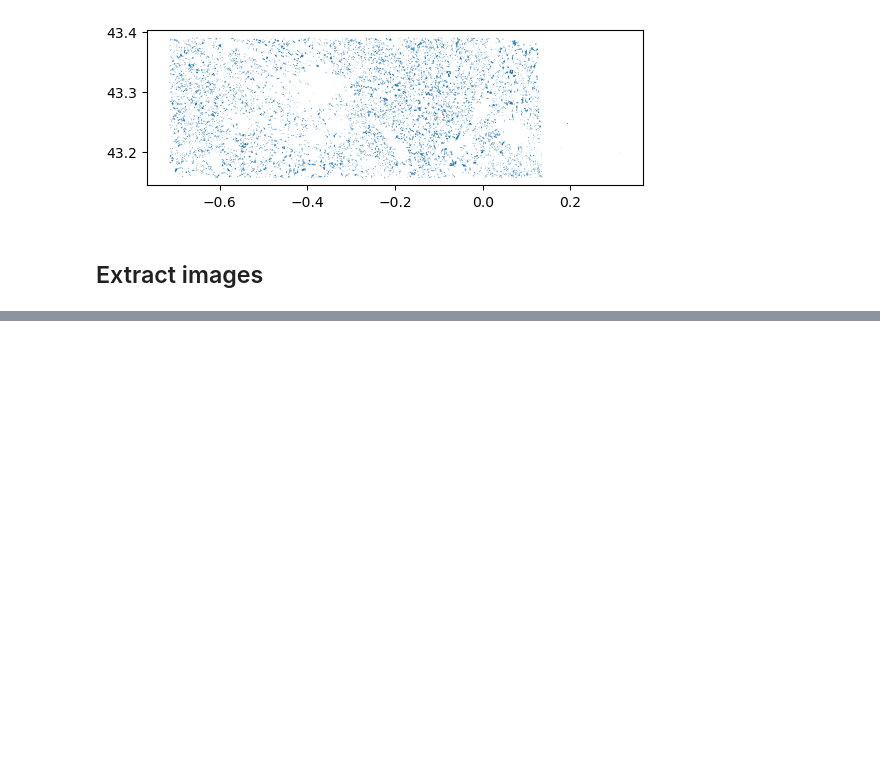
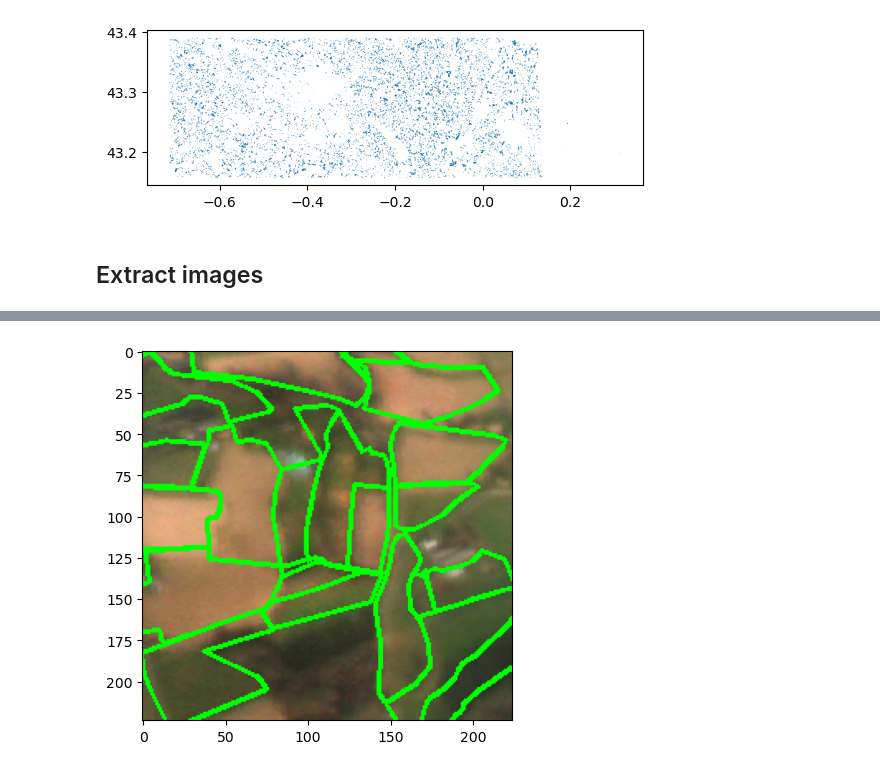
Before and after one commit to kerner-lab/slice, a Jupyter notebook: data/data.ipynb, the cells around one changed output, grey strips where cells are left out. Drawn from its saved outputs; the diff is of its cells as text; code cells hidden in the pictures; blank space fills up the shorter version.

Commit message:
0.0.5 (feature)
Added the dataset creating and viz code in data.ipynb.

```diff
--- a/data/data.ipynb
+++ b/data/data.ipynb
@@ -195,5 +188,0 @@ plt.imshow(image/np.max(image))
-# %%
-min_lon = min(ex.features.feature['longitude'].float_list.value)
-max_lon = max(ex.features.feature['longitude'].float_list.value)
-min_lat = min(ex.features.feature['latitude'].float_list.value)
-max_lat = max(ex.features.feature['latitude'].float_list.value)
@@ -239,0 +211,28 @@ plt.imsave('france/images/p2.png', image/np.max(image))
+# %%
+from shapely.geometry import MultiPolygon
+def to_polygons(geometries):
+    for geometry in geometries:
+        if isinstance(geometry, Polygon):
+            yield geometry
+        else:
+            yield from geometry
+
+dfx = df.copy()
+# %%
+# Calculate the centroid of data
+data['centroid'] = data['geometry'].centroid
+dfx['parcels'] = None
+
+# Iterate over the data
+for idx, row in dfx.iterrows():
+    # Get the centroids that lie inside the row's geometry
+    idx += 1
+    if idx % 50 == 0:
+        print("Processing: ", idx)
+    centroids = data[data['centroid'].within(row['geometry'])].copy()
+    # Drop all columns except the geometry
+    centroids = centroids.drop(columns=['centroid', 'ct'])
+    # save to geojson
+    centroids.to_file(img_out_path + row['parcel_id'] + ".geojson", driver="GeoJSON")
+
+# dfx
@@ -239,0 +314,9 @@ plt.imsave('france/images/p2.png', image/np.max(image))
+# %%
+idx = 602
+dfx = df.iloc[idx]
+data_in_dfx = gpd.read_file(img_out_path + str(idx) + ".geojson")
+
+img = cv2.imread(img_out_path + str(idx) + ".png")
+draw(img, data_in_dfx, dfx)
+# %% [output]
+[figure, added]
```
Also changed, not shown: parts of 12 cells of this notebook, 1 other file.
